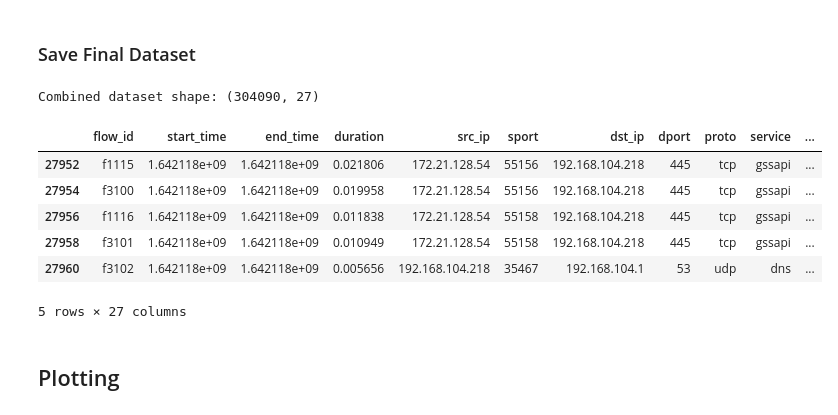
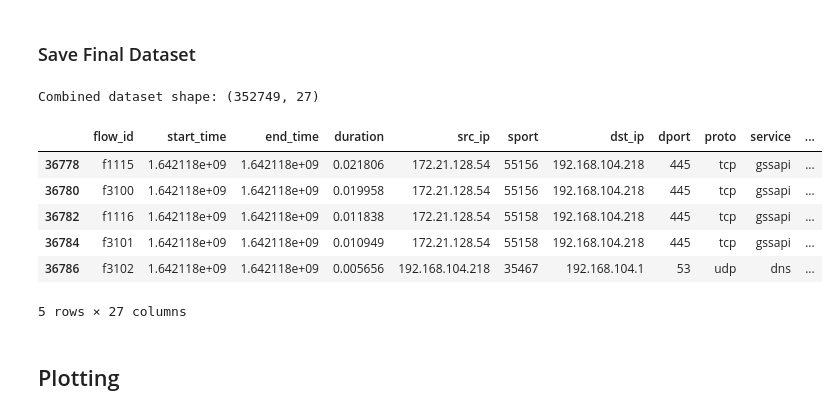
Before and after one commit to sofiaburkow/DeepChronos, a Jupyter notebook: notebooks/ait_process_santos.ipynb, the cells around one changed output. Saved outputs shown, nothing was run; the diff lists cells and outputs as text; code cells hidden in the pictures.

```diff
--- a/notebooks/ait_process_santos.ipynb
+++ b/notebooks/ait_process_santos.ipynb
@@ -29,5 +16,5 @@ sensor_hosts = ["cloud_share", "inet_firewall", "internal_share", "intranet_serv
 # %%
-df_all_sensors = pd.read_csv(f"{data_dir}/all_labeled.csv")
+df_all_sensors = pd.read_csv(f"{data_dir}/all_flows_labeled_unprocessed.csv")
 # %% [markdown]
 ## Trim to Simulation Period
 # %%
@@ -173,11 +140,11 @@ def compute_hash(df: pd.DataFrame, columns: list) -> pd.Series:
 # %%
-df_sim["start_time_match"] = df_sim["start_time"].round(1)
-df_sim["end_time_match"] = df_sim["end_time"].round(1)
+# df_sim["start_time_match"] = df_sim["start_time"].round(1)
+# df_sim["end_time_match"] = df_sim["end_time"].round(1)
 
-match_columns = [col for col in df_sim.columns if col not in ["flow_id", "start_time", "end_time", "sensor_host"]]
-match_columns.append("start_time_match")
-match_columns.append("end_time_match")
-print("Matching columns:", match_columns)
+# match_columns = [col for col in df_sim.columns if col not in ["flow_id", "start_time", "end_time", "sensor_host"]]
+# match_columns.append("start_time_match")
+# match_columns.append("end_time_match")
+# print("Matching columns:", match_columns)
 
-# Compute flow hash for all sensor flows
-df_sim["flow_hash"] = compute_hash(df_sim, match_columns)
+# # Compute flow hash for all sensor flows
+# df_sim["flow_hash"] = compute_hash(df_sim, match_columns)
@@ -203,7 +153,7 @@ See the caveats in the documentation: https://pandas.pydata.org/pandas-docs/stab
 df_sim_no_duplicates = (
     df_sim
     .drop_duplicates(subset=["flow_hash", "sensor_host"])
-    .drop(columns=["flow_hash", "start_time_match", "end_time_match"])
+    .drop(columns=["flow_hash", "start_hash", "end_hash"])
 )
 
 print("Original dataset shape:", df_sim.shape)
@@ -240,17 +190,17 @@ Number of flows with label 'check_netstat_t' in netflows: 2
 # %% [markdown]
 ### Save Final Dataset
 # %%
-df_sim_no_duplicates.to_csv(f"{data_dir}/all_labeled_sim.csv", index=False)
+df_sim_no_duplicates.to_csv(f"{data_dir}/all_flows_labeled_sim.csv", index=False)
 print("Combined dataset shape:", df_sim_no_duplicates.shape)
 df_sim_no_duplicates.head()
 # %% [output]
-Combined dataset shape: (304090, 27)
+Combined dataset shape: (352749, 27)
 |  | flow_id | start_time | end_time | duration | src_ip | sport | dst_ip | dport | proto | service | ... |
-| 27952 | f1115 | 1.642118e+09 | 1.642118e+09 | 0.021806 | 172.21.128.54 | 55156 | 192.168.104.218 | 445 | tcp | gssapi | ... |
-| 27954 | f3100 | 1.642118e+09 | 1.642118e+09 | 0.019958 | 172.21.128.54 | 55156 | 192.168.104.218 | 445 | tcp | gssapi | ... |
-| 27956 | f1116 | 1.642118e+09 | 1.642118e+09 | 0.011838 | 172.21.128.54 | 55158 | 192.168.104.218 | 445 | tcp | gssapi | ... |
-| 27958 | f3101 | 1.642118e+09 | 1.642118e+09 | 0.010949 | 172.21.128.54 | 55158 | 192.168.104.218 | 445 | tcp | gssapi | ... |
-| 27960 | f3102 | 1.642118e+09 | 1.642118e+09 | 0.005656 | 192.168.104.218 | 35467 | 192.168.104.1 | 53 | udp | dns | ... |
+| 36778 | f1115 | 1.642118e+09 | 1.642118e+09 | 0.021806 | 172.21.128.54 | 55156 | 192.168.104.218 | 445 | tcp | gssapi | ... |
+| 36780 | f3100 | 1.642118e+09 | 1.642118e+09 | 0.019958 | 172.21.128.54 | 55156 | 192.168.104.218 | 445 | tcp | gssapi | ... |
+| 36782 | f1116 | 1.642118e+09 | 1.642118e+09 | 0.011838 | 172.21.128.54 | 55158 | 192.168.104.218 | 445 | tcp | gssapi | ... |
+| 36784 | f3101 | 1.642118e+09 | 1.642118e+09 | 0.010949 | 172.21.128.54 | 55158 | 192.168.104.218 | 445 | tcp | gssapi | ... |
+| 36786 | f3102 | 1.642118e+09 | 1.642118e+09 | 0.005656 | 192.168.104.218 | 35467 | 192.168.104.1 | 53 | udp | dns | ... |
 5 rows × 27 columns
 # %% [markdown]
 ## Plotting
```
Also changed, not shown: parts of 32 cells of this notebook, 12 other files.
